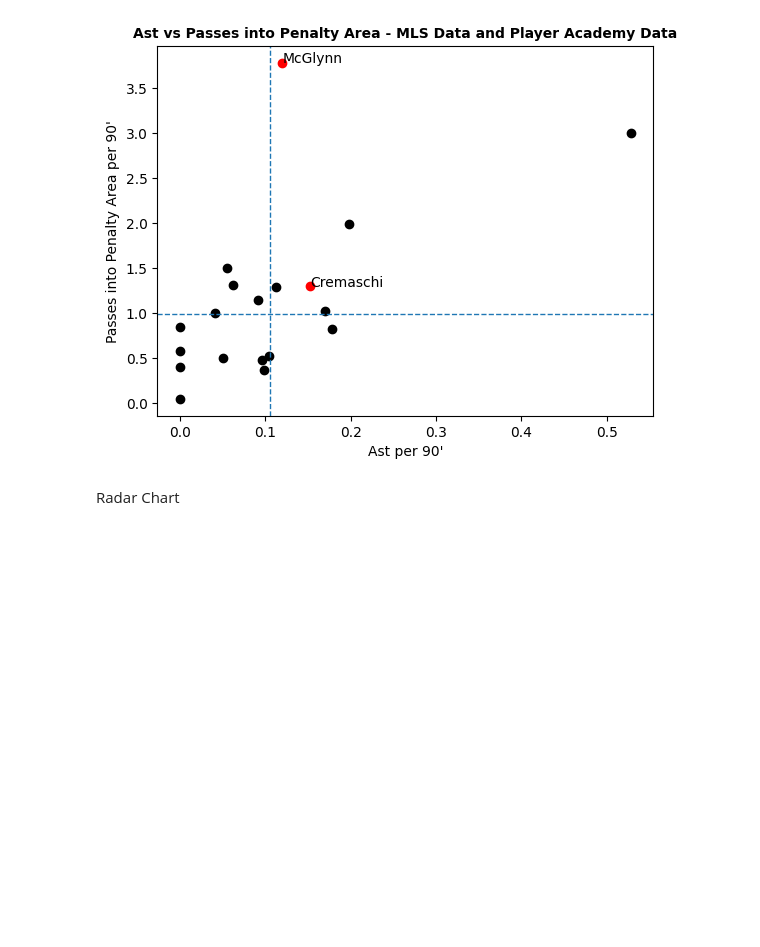
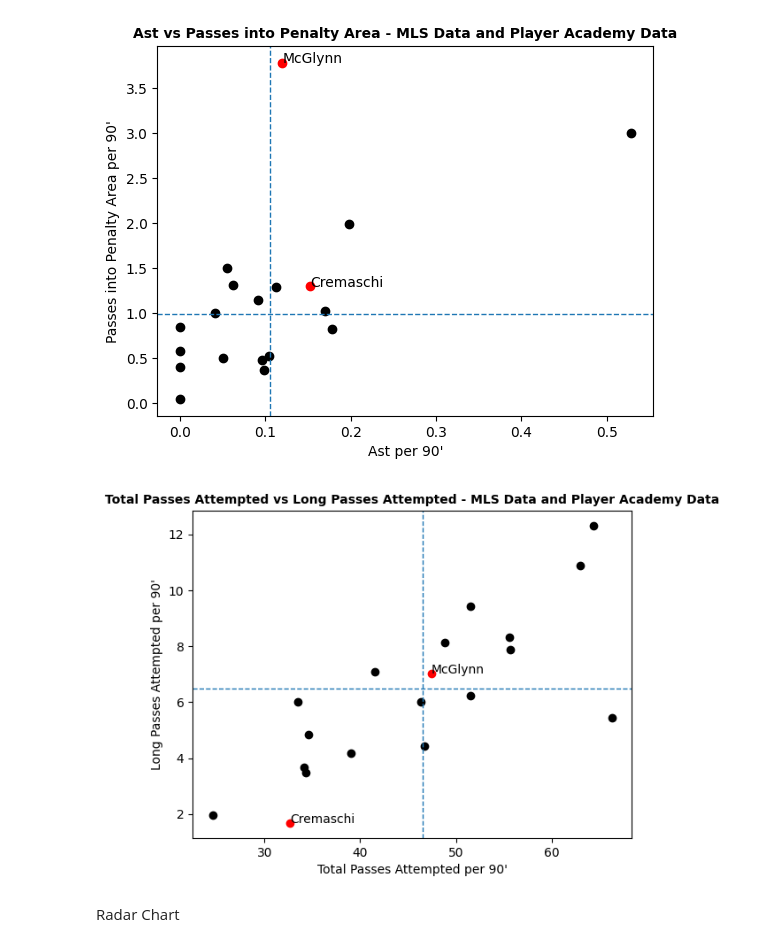
Before and after one commit to Tommy-Las/FootballAnalytics-FinalProject, a Jupyter notebook: player_stats.ipynb, the cells around one changed output. Drawn from its saved outputs; the diff is of its cells as text; code cells hidden in the pictures; blank space fills up the shorter version.

```diff
--- a/player_stats.ipynb
+++ b/player_stats.ipynb
@@ -1073,3 +1079,7 @@ scatter_mls_vs_aca(midfielders_df, cremaschi_teams_df, "Inter Miami II", mcglynn
 scatter_mls_vs_aca(midfielders_df, cremaschi_teams_df, "Inter Miami II", mcglynn_teams_df, "Philadelphia Union II", "Ast", "Passes into Penalty Area", "Assists/90", "Passes to penalty area/90")
 # %% [output]
 [figure]
+# %%
+scatter_mls_vs_aca(midfielders_df, cremaschi_teams_df, "Inter Miami II", mcglynn_teams_df, "Philadelphia Union II", 'Total Passes Attempted', "Long Passes Attempted", "Passes/90", "Long passes/90")
+# %% [output]
+[figure, added]
```
Also changed, not shown: parts of 4 cells of this notebook.
